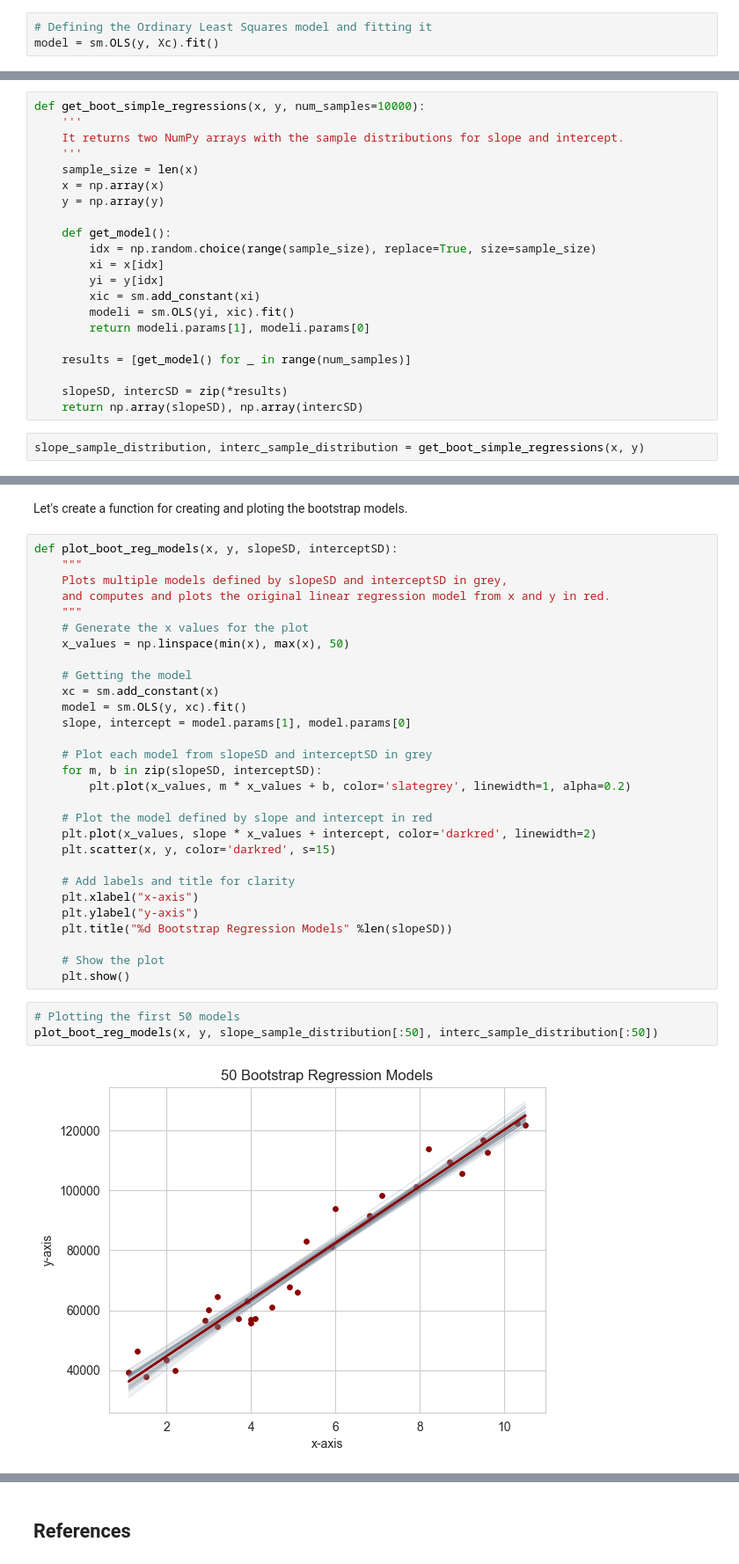
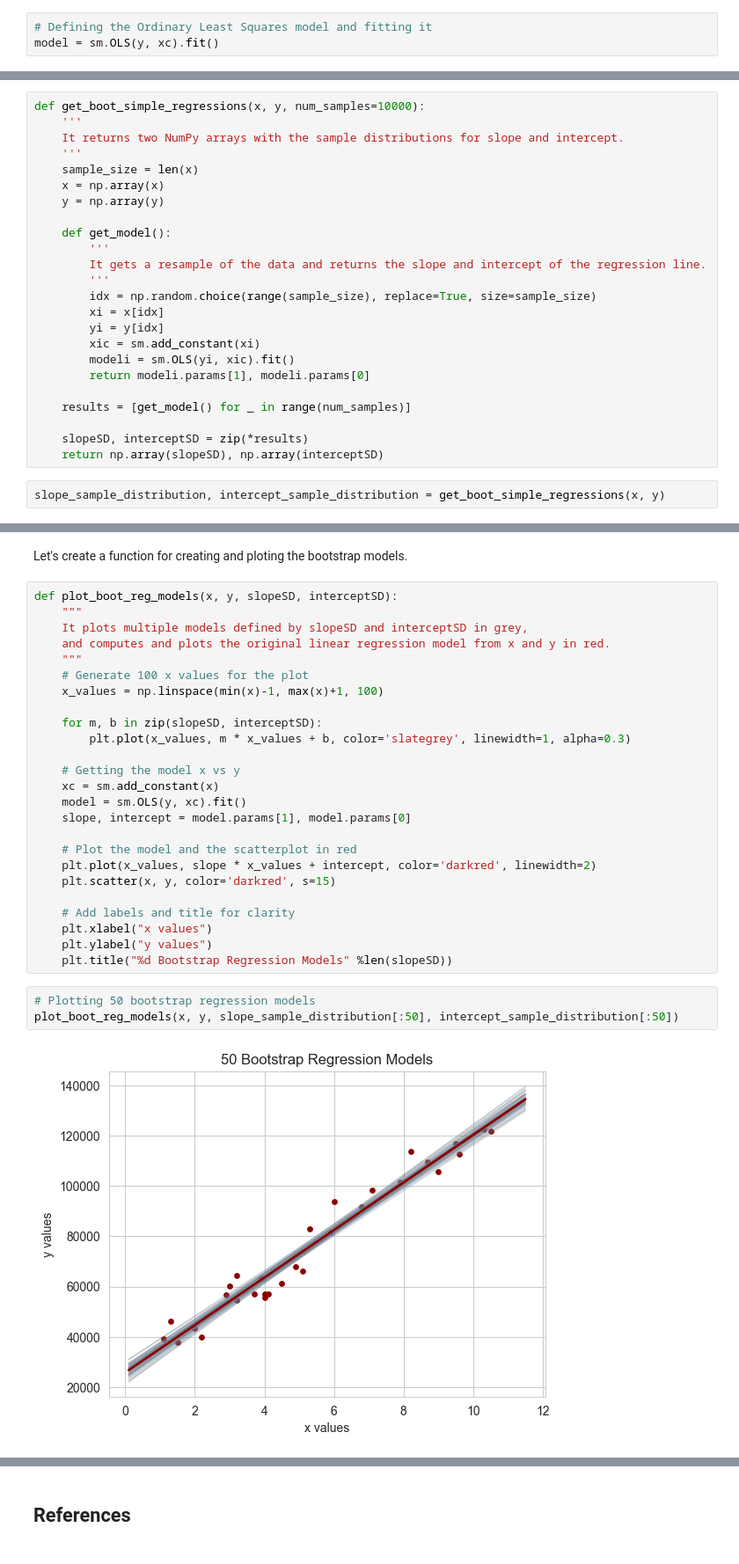
Before and after one commit to Goliath-Research/Computational-Statistics, a Jupyter notebook: 05-Forecasting/05-Boot_SimpleLinearReg.ipynb, the cells around one changed output, grey strips where cells are left out. Shown at 88% size. Drawn from its saved outputs; the diff is of its cells as text.

```diff
--- a/05-Forecasting/05-Boot_SimpleLinearReg.ipynb
+++ b/05-Forecasting/05-Boot_SimpleLinearReg.ipynb
@@ -43,6 +44,6 @@ Xc = sm.add_constant(x)
 # %%
 # Defining the Ordinary Least Squares model and fitting it
-model = sm.OLS(y, Xc).fit()
+model = sm.OLS(y, xc).fit()
 # %%
 # Getting the estimated parameters
 model.summary()
@@ -110,6 +119,9 @@ def get_boot_simple_regressions(x, y, num_samples=10000):
     y = np.array(y)
 
     def get_model():
+        '''
+        It gets a resample of the data and returns the slope and intercept of the regression line.
+        '''
         idx = np.random.choice(range(sample_size), replace=True, size=sample_size)
         xi = x[idx]
         yi = y[idx]
@@ -119,10 +131,10 @@ def get_boot_simple_regressions(x, y, num_samples=10000):
 
     results = [get_model() for _ in range(num_samples)]
 
-    slopeSD, intercSD = zip(*results)
-    return np.array(slopeSD), np.array(intercSD)
+    slopeSD, interceptSD = zip(*results)
+    return np.array(slopeSD), np.array(interceptSD)
 # %%
-slope_sample_distribution, interc_sample_distribution = get_boot_simple_regressions(x, y)
+slope_sample_distribution, intercept_sample_distribution = get_boot_simple_regressions(x, y)
 # %%
 plt.figure(figsize=(10, 4))
 
@@ -234,35 +262,31 @@ Let's create a function for creating and ploting the bootstrap models.
 # %%
 def plot_boot_reg_models(x, y, slopeSD, interceptSD):
     """
-    Plots multiple models defined by slopeSD and interceptSD in grey,
+    It plots multiple models defined by slopeSD and interceptSD in grey,
     and computes and plots the original linear regression model from x and y in red.
     """
-    # Generate the x values for the plot
-    x_values = np.linspace(min(x), max(x), 50)
+    # Generate 100 x values for the plot
+    x_values = np.linspace(min(x)-1, max(x)+1, 100)
 
-    # Getting the model
+    for m, b in zip(slopeSD, interceptSD):
+        plt.plot(x_values, m * x_values + b, color='slategrey', linewidth=1, alpha=0.3)
+
+    # Getting the model x vs y
     xc = sm.add_constant(x)
     model = sm.OLS(y, xc).fit()
     slope, intercept = model.params[1], model.params[0]
 
-    # Plot each model from slopeSD and interceptSD in grey
-    for m, b in zip(slopeSD, interceptSD):
-        plt.plot(x_values, m * x_values + b, color='slategrey', linewidth=1, alpha=0.2)
-
-    # Plot the model defined by slope and intercept in red
+    # Plot the model and the scatterplot in red
     plt.plot(x_values, slope * x_values + intercept, color='darkred', linewidth=2)
     plt.scatter(x, y, color='darkred', s=15)
 
     # Add labels and title for clarity
-    plt.xlabel("x-axis")
-    plt.ylabel("y-axis")
+    plt.xlabel("x values")
+    plt.ylabel("y values")
     plt.title("%d Bootstrap Regression Models" %len(slopeSD))
-
-    # Show the plot
-    plt.show()
 # %%
-# Plotting the first 50 models
-plot_boot_reg_models(x, y, slope_sample_distribution[:50], interc_sample_distribution[:50])
+# Plotting 50 bootstrap regression models
+plot_boot_reg_models(x, y, slope_sample_distribution[:50], intercept_sample_distribution[:50])
 # %% [output]
-[figure, old version]
+[figure, new version]
 # %%
```
Also changed, not shown: parts of 44 cells of this notebook.
